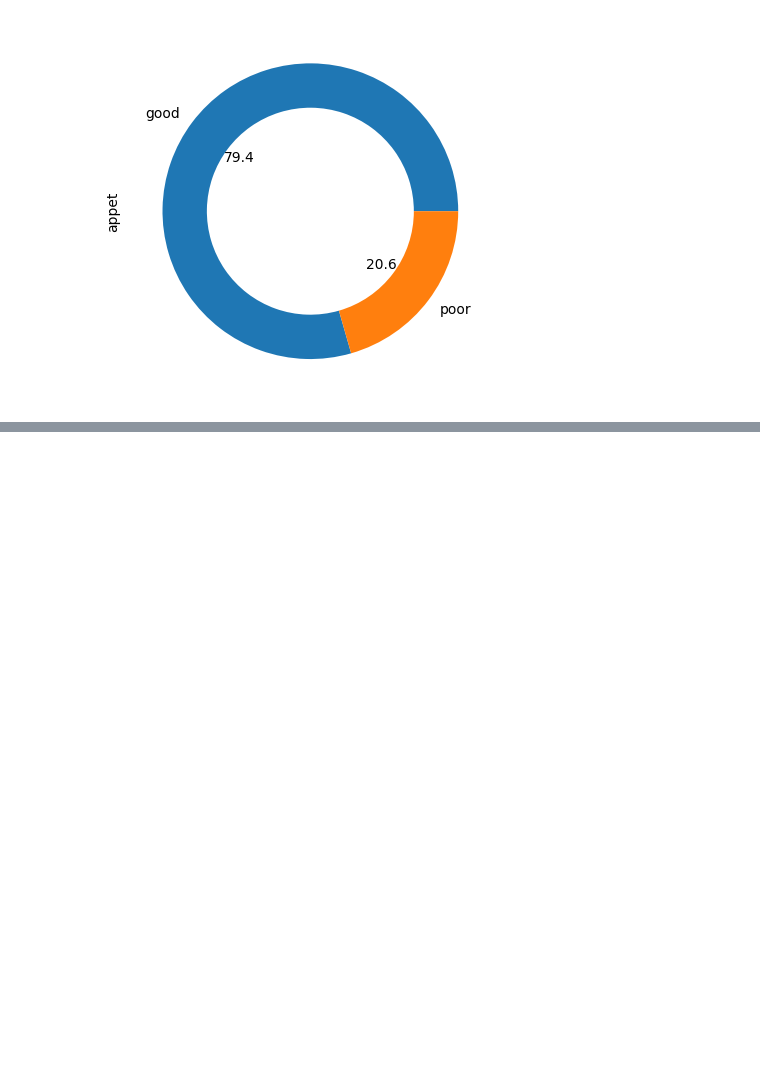
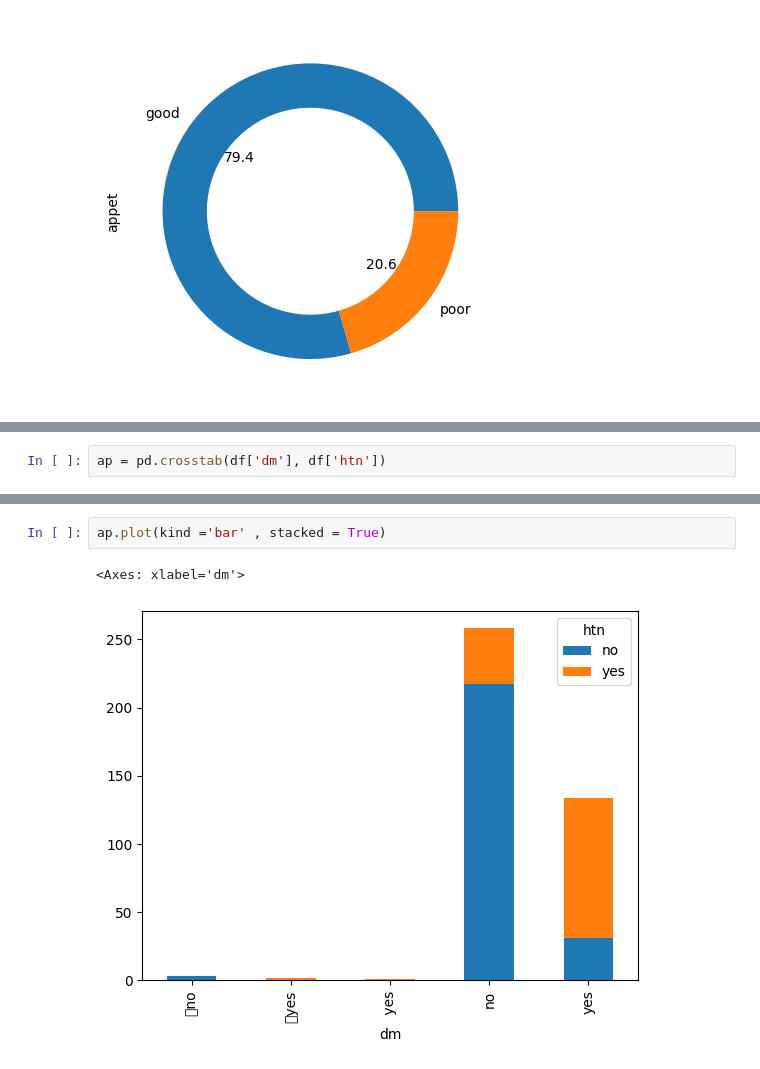
Before and after one commit to ayushzz6/Assignment-files, a Jupyter notebook: EDA_KIDNEY_DI.ipynb, the cells around one changed output, grey strips where cells are left out. Cells and saved outputs as stored; diff of their text form; blank space fills up the shorter version.

```diff
--- a/EDA_KIDNEY_DI.ipynb
+++ b/EDA_KIDNEY_DI.ipynb
@@ -157,0 +165,2 @@ df['appet'].value_counts().plot.pie(autopct = '%1.1f', wedgeprops = dict(width =
+# %%
+ap = pd.crosstab(df['dm'], df['htn'])
@@ -157,0 +177,5 @@ df['appet'].value_counts().plot.pie(autopct = '%1.1f', wedgeprops = dict(width =
+# %%
+ap.plot(kind ='bar' , stacked = True)
+# %% [output]
+<Axes: xlabel='dm'>
+[figure, added]
```
Also changed, not shown: parts of 7 cells of this notebook.
